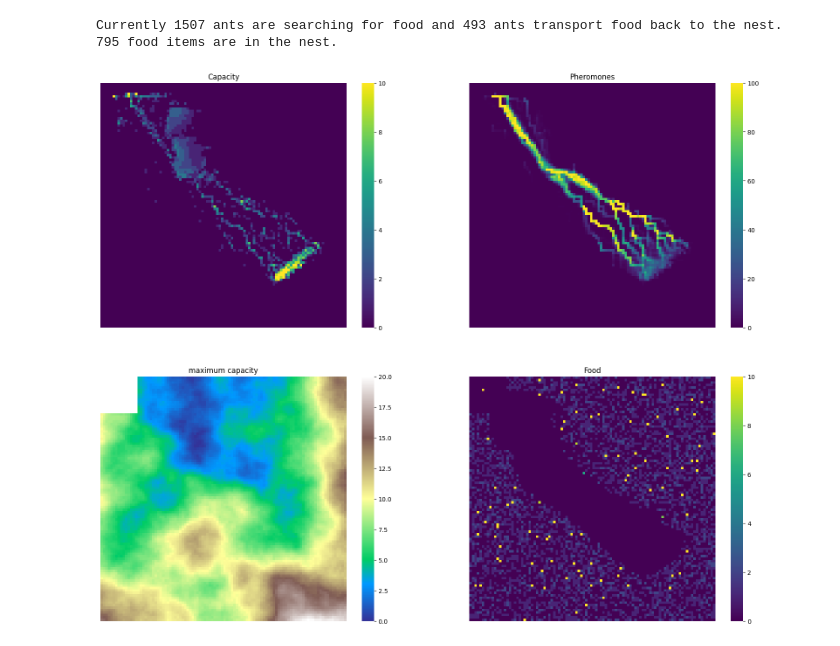
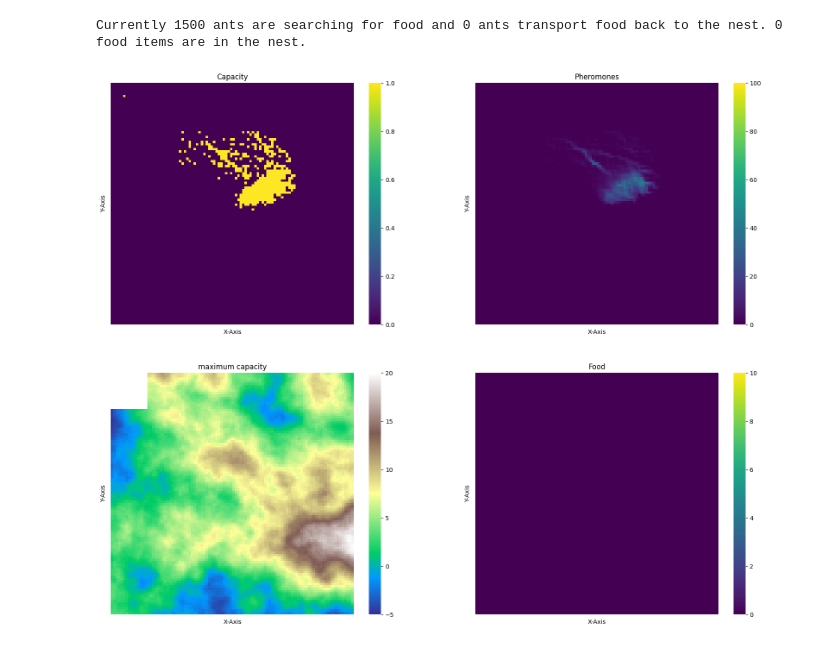
Before and after one commit to llctrautmann/ArmyAntsRaidingIAM, a Jupyter notebook: army_ants_raid_model_v2.ipynb, the cells around one changed output. Drawn from its saved outputs; the diff is of its cells as text; code cells hidden in the pictures.

```diff
--- a/army_ants_raid_model_v2.ipynb
+++ b/army_ants_raid_model_v2.ipynb
@@ -85,14 +85,22 @@ def multiplot(nodes):
 
 
     fig, axes = plt.subplots(2, 2,figsize=(20,16),dpi=100)
-    sns.heatmap(capacity_dist,ax=axes[0,0],cmap="viridis",annot=False,vmax=10,xticklabels=False,yticklabels=False)
+    sns.heatmap(capacity_dist,ax=axes[0,0],cmap="viridis",annot=False,vmax=1,xticklabels=False,yticklabels=False)
     axes[0,0].set_title('Capacity')
+    axes[0,0].set_xlabel('X-Axis', fontsize=10)
+    axes[0,0].set_ylabel('Y-Axis', fontsize=10)
     sns.heatmap(pheromone_dist,ax=axes[0,1],cmap="viridis",annot=False,vmax=100,xticklabels=False,yticklabels=False)
     axes[0,1].set_title('Pheromones')
+    axes[0,1].set_xlabel('X-Axis', fontsize=10)
+    axes[0,1].set_ylabel('Y-Axis', fontsize=10)
     sns.heatmap(max_capa_dist,ax=axes[1,0],cmap="terrain",annot=False,vmax=20,xticklabels=False,yticklabels=False)
     axes[1,0].set_title('maximum capacity')
+    axes[1,0].set_xlabel('X-Axis', fontsize=10)
+    axes[1,0].set_ylabel('Y-Axis', fontsize=10)
     sns.heatmap(food_dist,ax=axes[1,1],cmap="viridis",annot=False,vmax=10,xticklabels=False,yticklabels=False)
     axes[1,1].set_title('Food')
+    axes[1,1].set_xlabel('X-Axis', fontsize=10)
+    axes[1,1].set_ylabel('Y-Axis', fontsize=10)
 # %%
 # nodes class and ant class
 class CreateNodes:
@@ -102,7 +110,7 @@ class CreateNodes:
         self._max_pheromones = 100
         self._evaporation_rate = evaporation_rate
         self._capacity = 0
-        self._max_capacity = 25
+        self._max_capacity = 20
         self._x_coordinates = x_coord
         self._y_coordinates = y_coord
         self._connected_nodes = None
@@ -227,12 +235,27 @@ class Ants:
         return self._location
 # %%
 # create nodes for the experiment
-def create_nodes(n,evaporation_rate,randomise_capacity=False,m=1,terrain=False,one_tree = False,realistic_world=True):
+def create_nodes(n,evaporation_rate,experiment=1,randomise_capacity=False,m=1,terrain=False,one_tree = False,realistic_world=True):
     nodes = {}
 
+    # experiment 1
+    if experiment == 1:
+        population = [0,0] # w/ 0,0 there is no food
+        weights = [0.5,0.5]
 
-    population = [0,1,2,10] # w/ 0,0 there is no food
-    weights = [0.5,0.3,0.1,0.01]
+    elif experiment == 2:
+        # experiment 2
+        population = [0,1] # w/ 0,0 there is no food
+        weights = [0.5,0.5]
+
+    elif experiment == 3:
+            # experiment 3
+        population = [0,400] # w/ 0,0 there is no food
+        weights = [99/100,1/100]
+
+    elif experiment == 4:
+        population = [0,1,2,10] # w/ 0,0 there is no food
+        weights = [0.5,0.3,0.1,0.01]
 
     ys = []
 
@@ -327,9 +350,9 @@ def create_nodes(n,evaporation_rate,randomise_capacity=False,m=1,terrain=False,o
                                             lacunarity=lacunarity,
                                             repeatx=1024,
                                             repeaty=1024,
-                                            base=20) # 42 good, 12 linear, # 33 good
+                                            base=42) # 42 good, 12 linear, # 33 good
 
-        world = np.interp(world, (world.min(), world.max()), (0,20))
+        world = np.interp(world, (world.min(), world.max()), (-5,20))
 
         counter = 0
         for i in range(shape[0]):
@@ -638,11 +661,11 @@ def model(nodes,steps,ants_per_step,max_ants):
 
     return nodes
 # %%
-nodes, node_array = create_nodes(n=10000,m=10000,randomise_capacity = True,terrain=False, evaporation_rate=1/30)
+nodes, node_array = create_nodes(n=10000,m=10000,experiment=1,randomise_capacity = False,terrain=False, one_tree=False,realistic_world=True, evaporation_rate=1/30)
 # print(node_array[10,10])
 # visualise_food(nodes)
-new_nodes = model(nodes=nodes,steps=1250,ants_per_step=10,max_ants=2000)
+new_nodes = model(nodes=nodes,steps=750,ants_per_step=10,max_ants=1500)
 multiplot(new_nodes)
 # %% [output]
-Currently 1507 ants are searching for food and 493 ants transport food back to the nest. 795 food items are in the nest.
+Currently 1500 ants are searching for food and 0 ants transport food back to the nest. 0 food items are in the nest.
-[figure, old version]
+[figure, new version]
```
